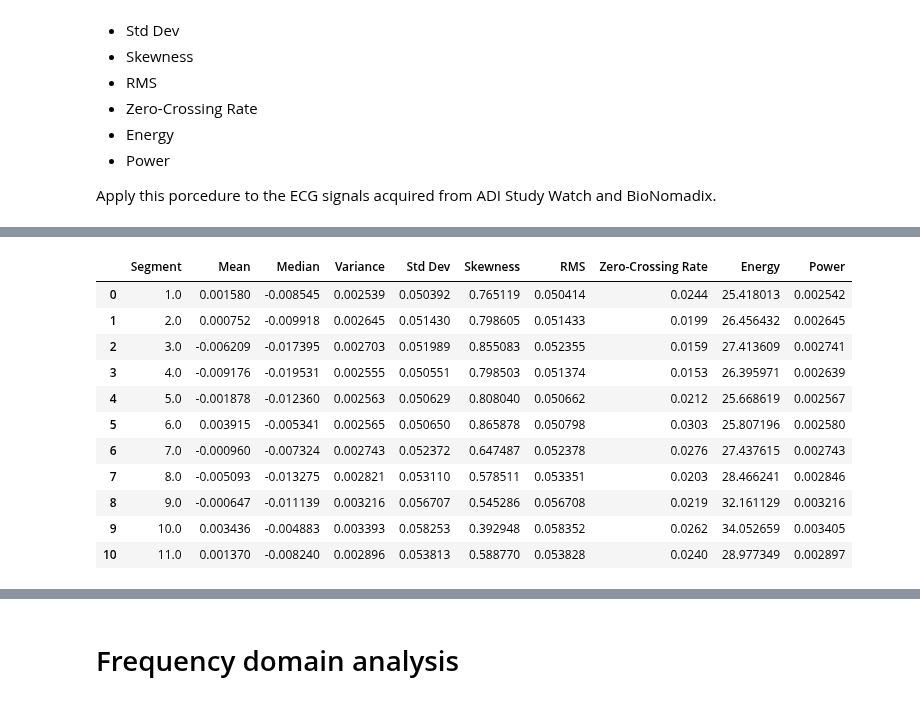
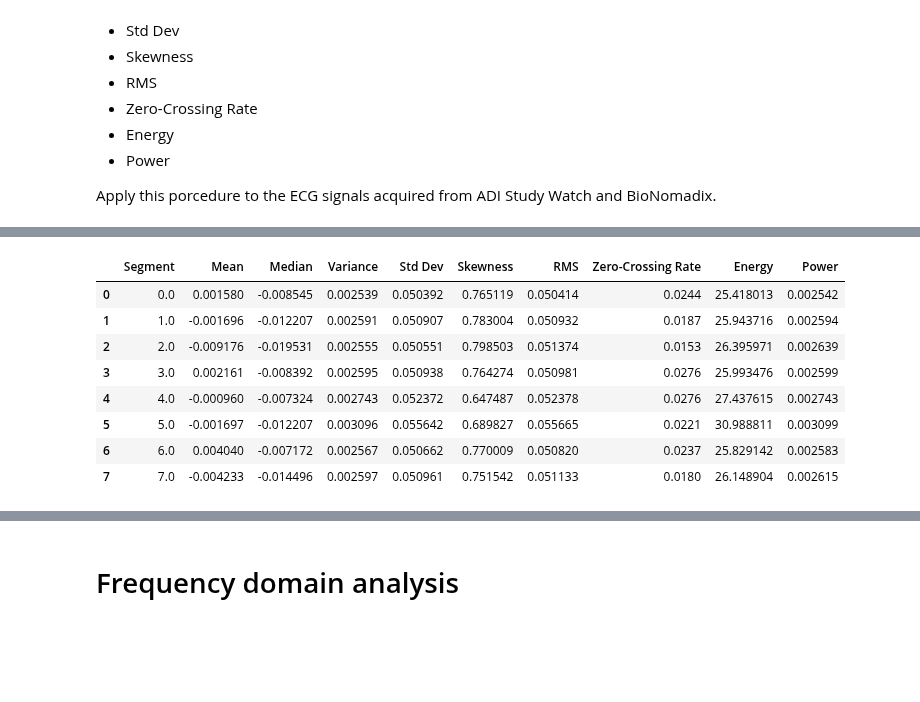
Before and after one commit to victor-42/medical_data_processing, a Jupyter notebook: assignment_2.ipynb, the cells around one changed output, grey strips where cells are left out. Drawn from its saved outputs; the diff is of its cells as text; code cells hidden in the pictures; blank space fills up the shorter version.

```diff
--- a/assignment_2.ipynb
+++ b/assignment_2.ipynb
@@ -200,38 +213,35 @@ while window_index < len(clean_timestamps) - 1:
 # %%
 # calculate measurements for overlapping clean windows
 overlap_clean_windows_df = pd.DataFrame({
     'Segment': [], 'Mean': [], 'Median': [], 'Variance': [], 'Std Dev': [], 'Skewness': [], 'RMS': [], 'Zero-Crossing Rate': [],
     'Energy': [], 'Power': []
 })
 
-for window in clean_windows:
+for window in overlapping_clean_windows:
     overlap_clean_windows_df.loc[len(overlap_clean_windows_df)] = [
-        window,
-        clean_windows[window]['ecg'].mean(),
-        clean_windows[window]['ecg'].median(),
-        clean_windows[window]['ecg'].var(),
-        clean_windows[window]['ecg'].std(),
-        clean_windows[window]['ecg'].skew(),
-        np.sqrt(np.mean(clean_windows[window]['ecg'] ** 2)),
-        np.mean(np.diff(np.sign(clean_windows[window]['ecg'])) != 0),
-        np.sum(clean_windows[window]['ecg'] ** 2),
-        np.mean(clean_windows[window]['ecg'] ** 2)
+        int(window/2),
+        overlapping_clean_windows[window]['ecg'].mean(),
+        overlapping_clean_windows[window]['ecg'].median(),
+        overlapping_clean_windows[window]['ecg'].var(),
+        overlapping_clean_windows[window]['ecg'].std(),
+        overlapping_clean_windows[window]['ecg'].skew(),
+        np.sqrt(np.mean(overlapping_clean_windows[window]['ecg'] ** 2)),
+        np.mean(np.diff(np.sign(overlapping_clean_windows[window]['ecg'])) != 0),
+        np.sum(overlapping_clean_windows[window]['ecg'] ** 2),
+        np.mean(overlapping_clean_windows[window]['ecg'] ** 2)
     ]
 
 overlap_clean_windows_df
 # %% [output]
 |  | Segment | Mean | Median | Variance | Std Dev | Skewness | RMS | Zero-Crossing Rate | Energy | Power |
-| 0 | 1.0 | 0.001580 | -0.008545 | 0.002539 | 0.050392 | 0.765119 | 0.050414 | 0.0244 | 25.418013 | 0.002542 |
-| 1 | 2.0 | 0.000752 | -0.009918 | 0.002645 | 0.051430 | 0.798605 | 0.051433 | 0.0199 | 26.456432 | 0.002645 |
-| 2 | 3.0 | -0.006209 | -0.017395 | 0.002703 | 0.051989 | 0.855083 | 0.052355 | 0.0159 | 27.413609 | 0.002741 |
-| 3 | 4.0 | -0.009176 | -0.019531 | 0.002555 | 0.050551 | 0.798503 | 0.051374 | 0.0153 | 26.395971 | 0.002639 |
-| 4 | 5.0 | -0.001878 | -0.012360 | 0.002563 | 0.050629 | 0.808040 | 0.050662 | 0.0212 | 25.668619 | 0.002567 |
-| 5 | 6.0 | 0.003915 | -0.005341 | 0.002565 | 0.050650 | 0.865878 | 0.050798 | 0.0303 | 25.807196 | 0.002580 |
-| 6 | 7.0 | -0.000960 | -0.007324 | 0.002743 | 0.052372 | 0.647487 | 0.052378 | 0.0276 | 27.437615 | 0.002743 |
-| 7 | 8.0 | -0.005093 | -0.013275 | 0.002821 | 0.053110 | 0.578511 | 0.053351 | 0.0203 | 28.466241 | 0.002846 |
-| 8 | 9.0 | -0.000647 | -0.011139 | 0.003216 | 0.056707 | 0.545286 | 0.056708 | 0.0219 | 32.161129 | 0.003216 |
-| 9 | 10.0 | 0.003436 | -0.004883 | 0.003393 | 0.058253 | 0.392948 | 0.058352 | 0.0262 | 34.052659 | 0.003405 |
-| 10 | 11.0 | 0.001370 | -0.008240 | 0.002896 | 0.053813 | 0.588770 | 0.053828 | 0.0240 | 28.977349 | 0.002897 |
+| 0 | 0.0 | 0.001580 | -0.008545 | 0.002539 | 0.050392 | 0.765119 | 0.050414 | 0.0244 | 25.418013 | 0.002542 |
+| 1 | 1.0 | -0.001696 | -0.012207 | 0.002591 | 0.050907 | 0.783004 | 0.050932 | 0.0187 | 25.943716 | 0.002594 |
+| 2 | 2.0 | -0.009176 | -0.019531 | 0.002555 | 0.050551 | 0.798503 | 0.051374 | 0.0153 | 26.395971 | 0.002639 |
+| 3 | 3.0 | 0.002161 | -0.008392 | 0.002595 | 0.050938 | 0.764274 | 0.050981 | 0.0276 | 25.993476 | 0.002599 |
+| 4 | 4.0 | -0.000960 | -0.007324 | 0.002743 | 0.052372 | 0.647487 | 0.052378 | 0.0276 | 27.437615 | 0.002743 |
+| 5 | 5.0 | -0.001697 | -0.012207 | 0.003096 | 0.055642 | 0.689827 | 0.055665 | 0.0221 | 30.988811 | 0.003099 |
+| 6 | 6.0 | 0.004040 | -0.007172 | 0.002567 | 0.050662 | 0.770009 | 0.050820 | 0.0237 | 25.829142 | 0.002583 |
+| 7 | 7.0 | -0.004233 | -0.014496 | 0.002597 | 0.050961 | 0.751542 | 0.051133 | 0.0180 | 26.148904 | 0.002615 |
 # %%
 # calculate measurements for overlapping noisy windows
 overlap_noisy_windows_df = pd.DataFrame({
```
Also changed, not shown: parts of 5 cells of this notebook.
